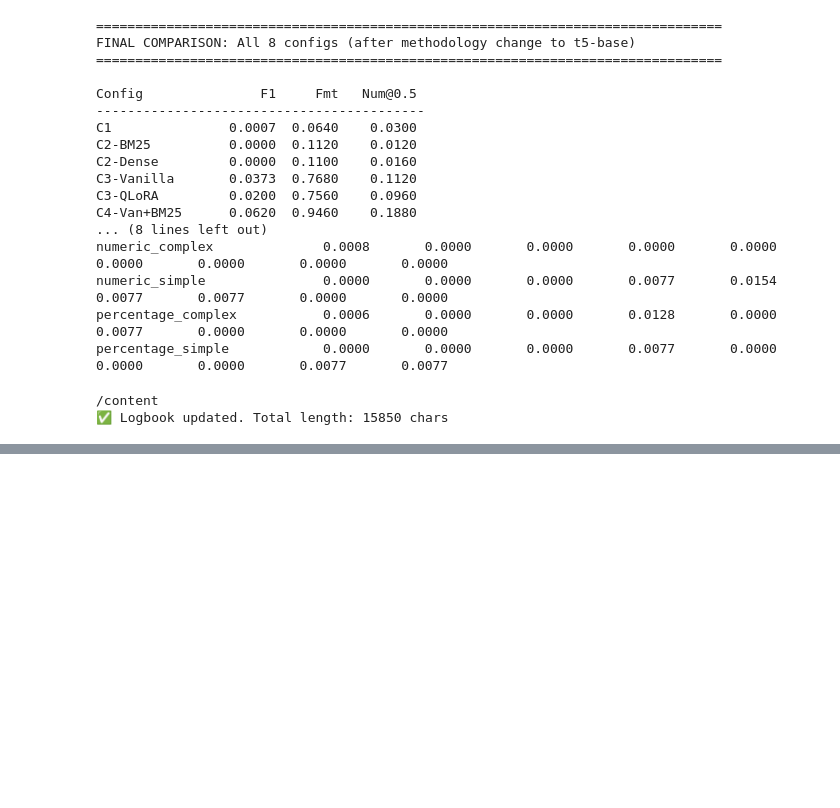
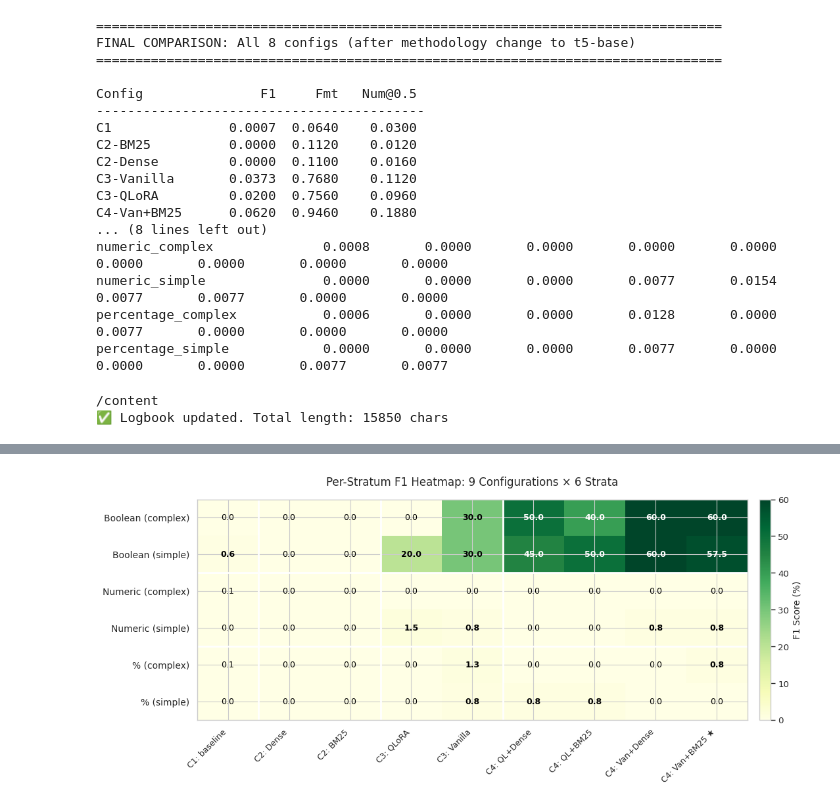
Before and after one commit to zx2536-gif/finqa-rag-lora-ablation, a Jupyter notebook: notebooks/01_data_exploration.ipynb, the cells around one changed output, grey strips where cells are left out. Saved outputs shown, nothing was run; the diff lists cells and outputs as text; code cells hidden in the pictures; blank space fills up the shorter version.

```diff
--- a/notebooks/01_data_exploration.ipynb
+++ b/notebooks/01_data_exploration.ipynb
@@ -4750,0 +5371,84 @@ print(f"✅ Logbook updated. Total length: {len(notes)} chars")
+# %%
+import matplotlib.pyplot as plt
+import numpy as np
+import json
+
+def get_metrics(file_path):
+    with open(file_path) as f:
+        d = json.load(f)
+    return d.get('qa_metrics', d.get('metrics', {}))
+
+# Configs (按 narrative 顺序排，从弱到强)
+config_order = [
+    ('C1', 'C1: baseline'),
+    ('C2-Dense', 'C2: Dense'),
+    ('C2-BM25', 'C2: BM25'),
+    ('C3-QLoRA', 'C3: QLoRA'),
+    ('C3-Vanilla', 'C3: Vanilla'),
+    ('C4-QL+Dense', 'C4: QL+Dense'),
+    ('C4-QL+BM25', 'C4: QL+BM25'),
+    ('C4-Van+Dense', 'C4: Van+Dense'),
+    ('C4-Van+BM25', 'C4: Van+BM25 ★'),
+]
+
+# Strata (按答案类型分组排)
+stratum_order = [
+    ('boolean_complex', 'Boolean (complex)'),
+    ('boolean_simple', 'Boolean (simple)'),
+    ('numeric_complex', 'Numeric (complex)'),
+    ('numeric_simple', 'Numeric (simple)'),
+    ('percentage_complex', '% (complex)'),
+    ('percentage_simple', '% (simple)'),
+]
+
+# 构建 6 × 9 matrix
+matrix = np.zeros((len(stratum_order), len(config_order)))
+for j, (cfg_key, _) in enumerate(config_order):
+    metrics = get_metrics(all_configs[cfg_key])
+    by_stratum = metrics.get('by_stratum', {})
+    for i, (st_key, _) in enumerate(stratum_order):
+        matrix[i, j] = by_stratum.get(st_key, {}).get('f1', 0) * 100
+
+# === 画图 ===
+fig, ax = plt.subplots(figsize=(11, 5))
+
+# 用 RdYlGn 色板（红=低，绿=高）
+im = ax.imshow(matrix, cmap='YlGn', aspect='auto', vmin=0, vmax=60)
+
+# 在每个 cell 写数字
+for i in range(matrix.shape[0]):
+    for j in range(matrix.shape[1]):
+        v = matrix[i, j]
+        # 数值大的用白字（深色背景），小的用黑字
+        text_color = 'white' if v > 30 else 'black'
+        weight = 'bold' if v > 0.5 else 'normal'
+        ax.text(j, i, f'{v:.1f}', ha='center', va='center',
+                color=text_color, fontsize=9, fontweight=weight)
+
+# 坐标轴
+ax.set_xticks(range(len(config_order)))
+ax.set_xticklabels([label for _, label in config_order], rotation=45, ha='right', fontsize=9)
+ax.set_yticks(range(len(stratum_order)))
+ax.set_yticklabels([label for _, label in stratum_order], fontsize=10)
+
+# 在 stratum 之间画分隔线
+for i in [1.5, 3.5]:
+    ax.axhline(y=i, color='white', lw=2)
+# 在 config 组之间画分隔线
+for j in [0.5, 2.5, 4.5]:
+    ax.axvline(x=j, color='white', lw=2)
+
+# Colorbar
+cbar = plt.colorbar(im, ax=ax, fraction=0.046, pad=0.02)
+cbar.set_label('F1 Score (%)', fontsize=10)
+
+ax.set_title('Per-Stratum F1 Heatmap: 9 Configurations × 6 Strata',
+             fontsize=12, pad=15)
+
+plt.tight_layout()
+plt.savefig('results/figures/fig4_perstratum_heatmap.png', dpi=300, bbox_inches='tight')
+plt.savefig('results/figures/fig4_perstratum_heatmap.pdf', bbox_inches='tight')
+plt.show()
+print("✅ Saved Figure 4 to results/figures/fig4_perstratum_heatmap.{png,pdf}")
+# %% [output]
+[figure, added]
```
Also changed, not shown: parts of 18 cells of this notebook, 21 other files.
